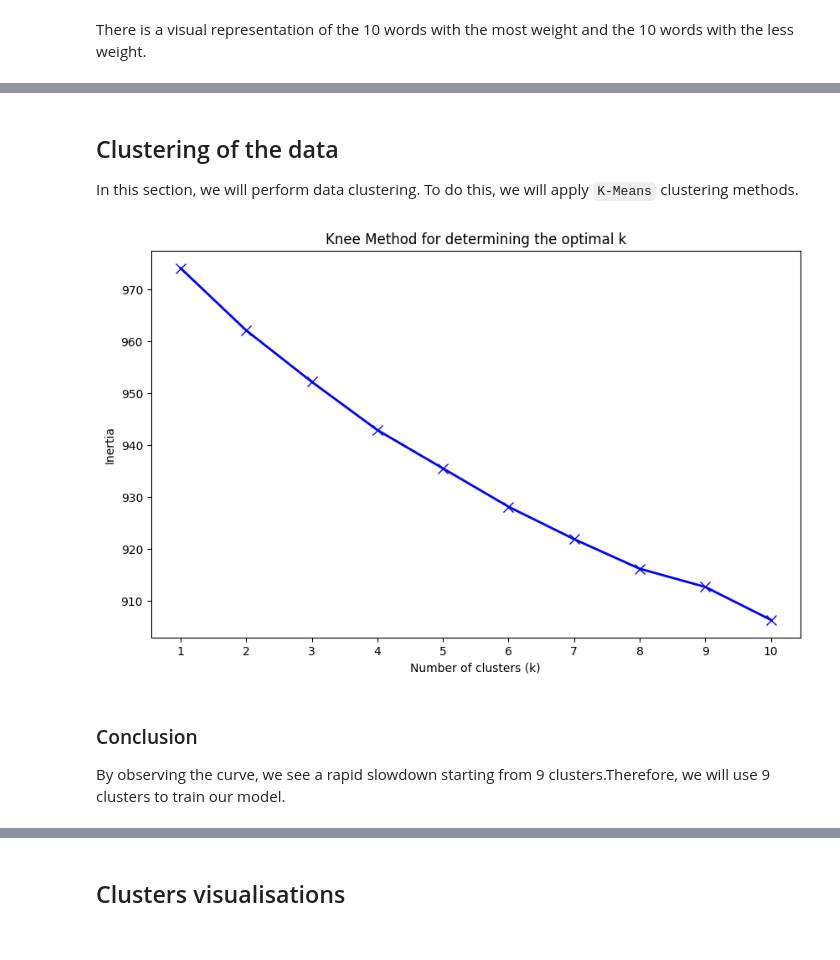
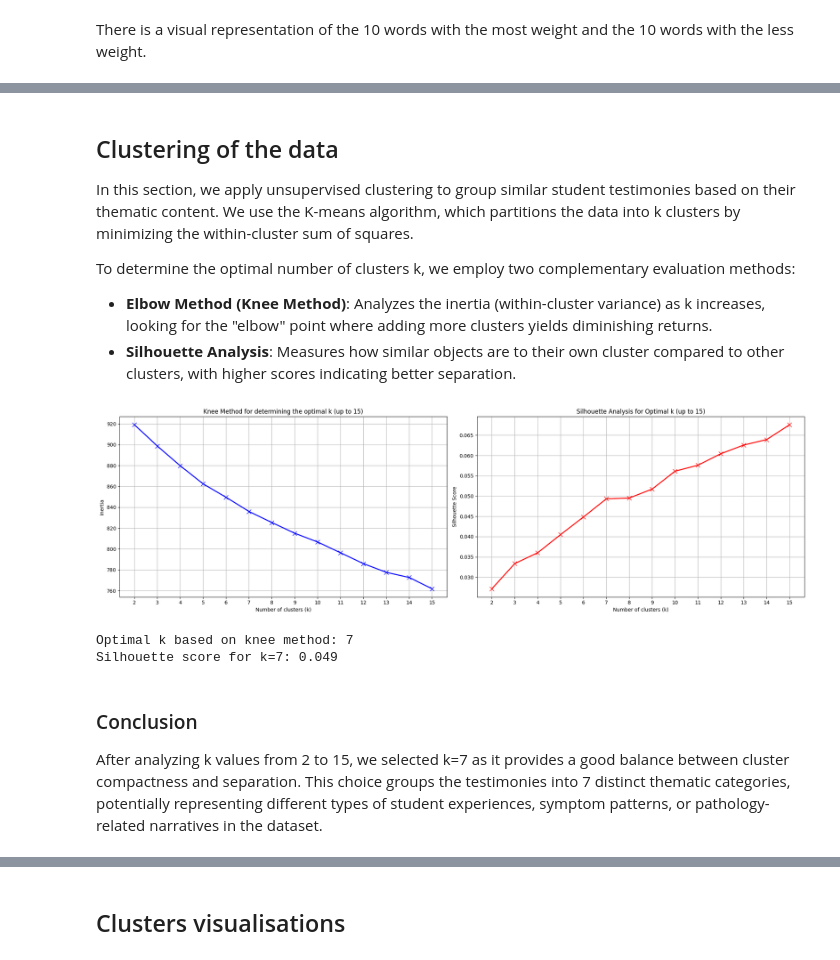
Before and after one commit to Ridwane777/medical-vision-ml, a Jupyter notebook: unsupervised_learning/Student_Dataset_preprocessing.ipynb, the cells around one changed output, grey strips where cells are left out. Cells and saved outputs as stored; diff of their text form; code cells hidden in the pictures.

Commit message:
feat(unsupervised): add silhouette score and tune number of clusters

```diff
--- a/unsupervised_learning/Student_Dataset_preprocessing.ipynb
+++ b/unsupervised_learning/Student_Dataset_preprocessing.ipynb
@@ -90,7 +135,19 @@ In this section, we will transform the raw data we have into numbers. To do this
 # %%
 from sklearn.feature_extraction.text import TfidfVectorizer
+from sklearn.preprocessing import normalize
+from sklearn.decomposition import TruncatedSVD
+
 vectorizer = TfidfVectorizer(max_df=0.8, min_df=2, stop_words='english')
 X = vectorizer.fit_transform(df_final['Testimonies'])
 
-print(f"Matrice TF-IDF créée : {X.shape}")
+# Réduction de dimensions pour améliorer la séparation des clusters
+n_components = 100
+svd = TruncatedSVD(n_components=n_components, random_state=42)
+X_reduced = svd.fit_transform(X)
+
+# Normalisation pour utiliser la distance cosinus
+X_normalized = normalize(X_reduced, norm='l2', axis=1)
+
+print(f"Matrice TF-IDF : {X_normalized.shape}")
+print(f"Variance expliquée : {svd.explained_variance_ratio_.sum():.3f}")
 # %% [output]
@@ -124,29 +182,53 @@ plt.show()
 # %% [markdown]
 ## Clustering of the data
 
-In this section, we will perform data clustering. To do this, we will apply `K-Means` clustering methods.
+In this section, we apply unsupervised clustering to group similar student testimonies based on their thematic content. We use the K-means algorithm, which partitions the data into k clusters by minimizing the within-cluster sum of squares.
+
+To determine the optimal number of clusters k, we employ two complementary evaluation methods:
+- **Elbow Method (Knee Method)**: Analyzes the inertia (within-cluster variance) as k increases, looking for the "elbow" point where adding more clusters yields diminishing returns.
+- **Silhouette Analysis**: Measures how similar objects are to their own cluster compared to other clusters, with higher scores indicating better separation.
 # %%
 from sklearn.cluster import KMeans
+from sklearn.metrics import silhouette_score
 
 inertie = []
-K_range = range(1, 11)
+silhouette_scores = []
+K_range = range(2, 16)  # De 2 à 15 clusters
 
 for k in K_range:
     model = KMeans(n_clusters=k, random_state=42, n_init=10)
-    model.fit(X)
+    labels = model.fit_predict(X_normalized)
     inertie.append(model.inertia_)
+    score = silhouette_score(X_normalized, labels, metric='euclidean')
+    silhouette_scores.append(score)
 
-plt.figure(figsize=(10, 6))
-plt.plot(K_range, inertie, 'bx-', markersize=8, linewidth=2)
-plt.xticks(K_range)
-plt.xlabel('Number of clusters (k)')
-plt.ylabel('Inertia')
-plt.title('Knee Method for determining the optimal k')
+# Graphiques côte à côte
+fig, (ax1, ax2) = plt.subplots(1, 2, figsize=(20, 6))
+
+# Elbow plot
+ax1.plot(K_range, inertie, 'bx-', markersize=8, linewidth=2)
+ax1.set_xticks(K_range)
+ax1.set_xlabel('Number of clusters (k)')
+ax1.set_ylabel('Inertia')
+ax1.set_title('Knee Method for determining the optimal k (up to 15)')
+ax1.grid(True)
+
+# Silhouette plot
+ax2.plot(K_range, silhouette_scores, 'rx-', markersize=8, linewidth=2)
+ax2.set_xticks(K_range)
+ax2.set_xlabel('Number of clusters (k)')
+ax2.set_ylabel('Silhouette Score')
+ax2.set_title('Silhouette Analysis for Optimal k (up to 15)')
+ax2.grid(True)
+
+plt.tight_layout()
 plt.show()
 # %% [output]
-[figure, old version]
+[figure, new version]
+Optimal k based on knee method: 7
+Silhouette score for k=7: 0.049
 # %% [markdown]
 ### Conclusion
 
-By observing the curve, we see a rapid slowdown starting from 9 clusters.Therefore, we will use 9 clusters to train our model.
+After analyzing k values from 2 to 15, we selected k=7 as it provides a good balance between cluster compactness and separation. This choice groups the testimonies into 7 distinct thematic categories, potentially representing different types of student experiences, symptom patterns, or pathology-related narratives in the dataset.
 # %%
```
Also changed, not shown: parts of 8 cells of this notebook.
